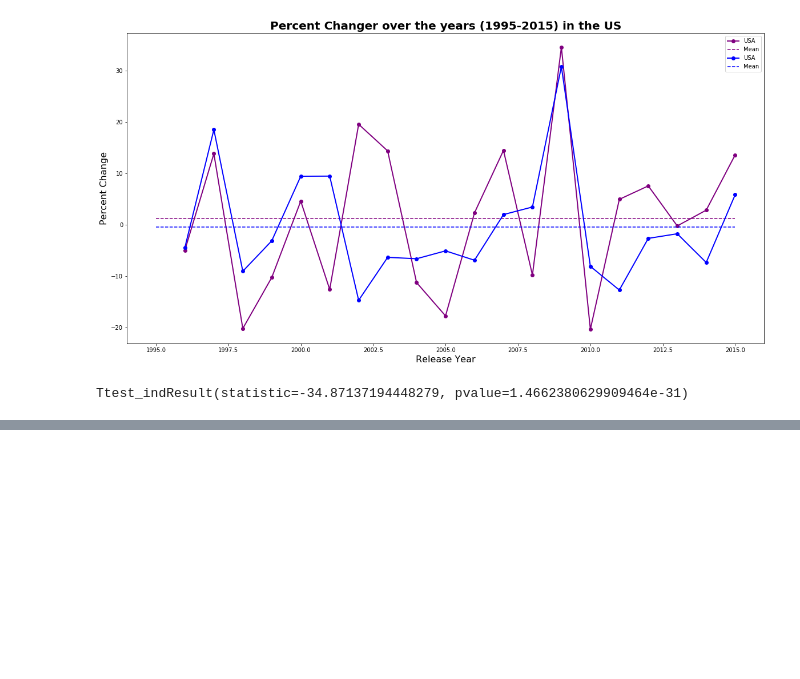
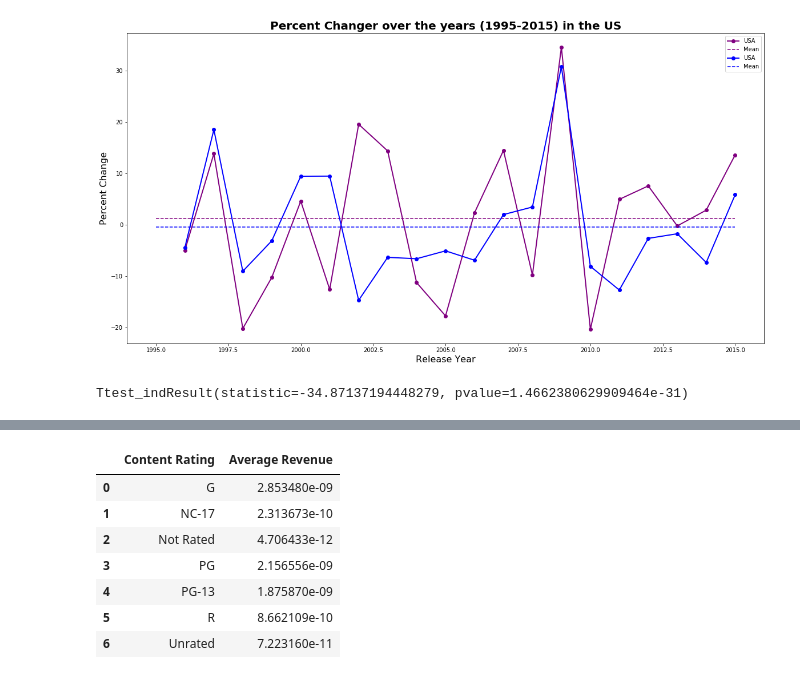
Before and after one commit to PedroSF88/SMU_Project_Group_1, a Jupyter notebook: US Movie Revenues_Pedro.ipynb, the cells around one changed output, grey strips where cells are left out. Drawn from its saved outputs; the diff is of its cells as text; code cells hidden in the pictures; blank space fills up the shorter version.

```diff
--- a/US Movie Revenues_Pedro.ipynb
+++ b/US Movie Revenues_Pedro.ipynb
@@ -181,0 +210,12 @@ Ttest_indResult(statistic=-34.87137194448279, pvalue=1.4662380629909464e-31)
+# %%
+sub9["Average Revenue"]=sub9["Average Revenue"]
+sub9
+# %% [output]
+|  | Content Rating | Average Revenue |
+| 0 | G | 2.853480e-09 |
+| 1 | NC-17 | 2.313673e-10 |
+| 2 | Not Rated | 4.706433e-12 |
+| 3 | PG | 2.156556e-09 |
+| 4 | PG-13 | 1.875870e-09 |
+| 5 | R | 8.662109e-10 |
+| 6 | Unrated | 7.223160e-11 |
```
Also changed, not shown: parts of 5 cells of this notebook, 1 other file.
